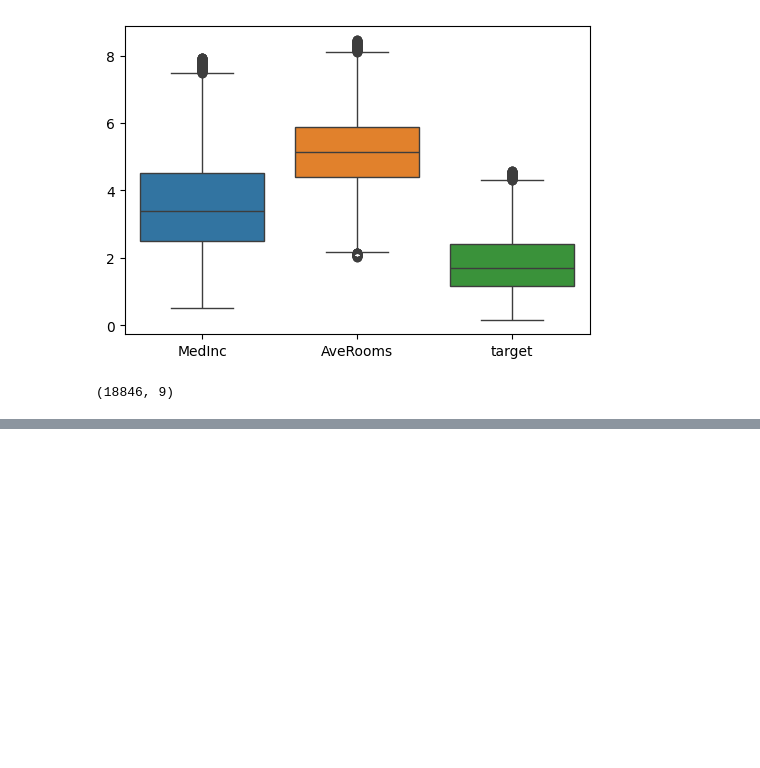
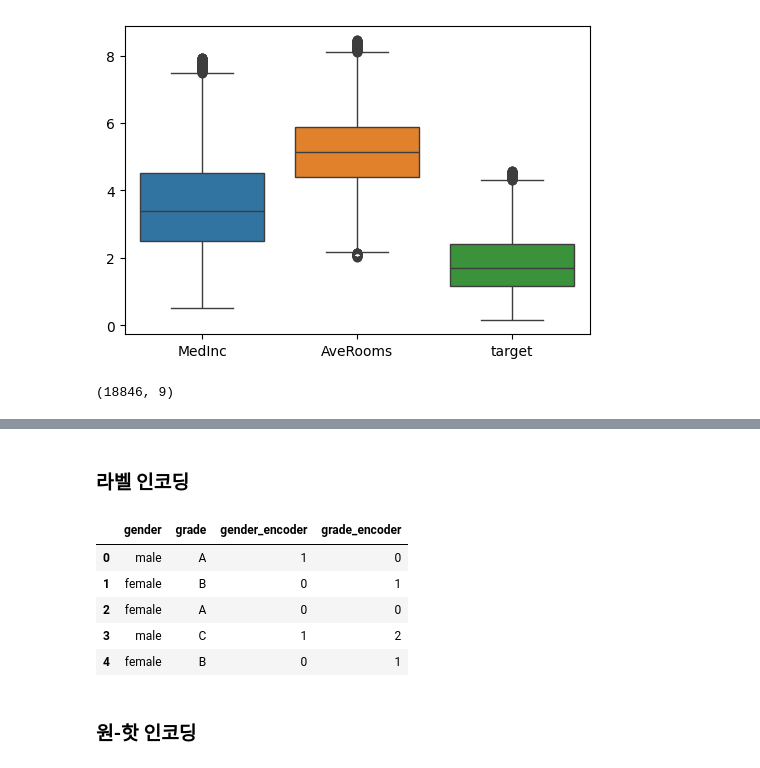
Before and after one commit to chayojun/TIL, a Jupyter notebook: src/2025_08_19_DataPreprocessing.ipynb, the cells around one changed output, grey strips where cells are left out. Cells and saved outputs as stored; diff of their text form; code cells hidden in the pictures; blank space fills up the shorter version.

```diff
--- a/src/2025_08_19_DataPreprocessing.ipynb
+++ b/src/2025_08_19_DataPreprocessing.ipynb
@@ -229,0 +259,16 @@ SyntaxError: expected '(' (1544846197.py, line 1)
+# %%
+import pandas as pd
+
+# preprocessing: 데이터 전처리 도구들이 들어있는 모듈(스케일링,인코딩 ...)
+# LabelEncoder: 범주형 데이터를 숫자로 변환해주는 도구(숫자가 아닌 글자 데이터)
+# LabelEncoder가 필요한 이유는 머신러닝 모델은 숫자 데이터만 이해할 수 있기 때문에
+# 글자를 숫자로 바꿔주어야한다.
+from sklearn.preprocessing import LabelEncoder
+
+data = {
+    "gender" : ["male", "female", "female", "male", "female"],
+    "grade" : ["A", "B", "A", "C", "B"]
+}
+
+df = pd.DataFrame(data)
+df
@@ -229,0 +282,25 @@ SyntaxError: expected '(' (1544846197.py, line 1)
+# %% [markdown]
+### 라벨 인코딩
+# %%
+le_gender = LabelEncoder()
+le_grade = LabelEncoder()
+
+# fit() : 규칙 학습 ex) (male = 0, female = 1), (A = 0, B = 1, C = 2)
+# transform() : fit에서 학습해둔 규칙에 따라 변환하는 단계
+# ex) ["male", "female"] = [0, 1], ["A", "B", "C"] = [0, 1, 2]
+# fit_transform 두 개를 한 번에 붙이면 fit() + transform()
+
+
+df['gender_encoder'] = le_gender.fit_transform(df['gender'])
+df['grade_encoder'] = le_grade.fit_transform(df['grade'])
+
+df
+# %% [output]
+|  | gender | grade | gender_encoder | grade_encoder |
+| 0 | male | A | 1 | 0 |
+| 1 | female | B | 0 | 1 |
+| 2 | female | A | 0 | 0 |
+| 3 | male | C | 1 | 2 |
+| 4 | female | B | 0 | 1 |
+# %% [markdown]
+### 원-핫 인코딩
```
Also changed, not shown: parts of 6 cells of this notebook.
